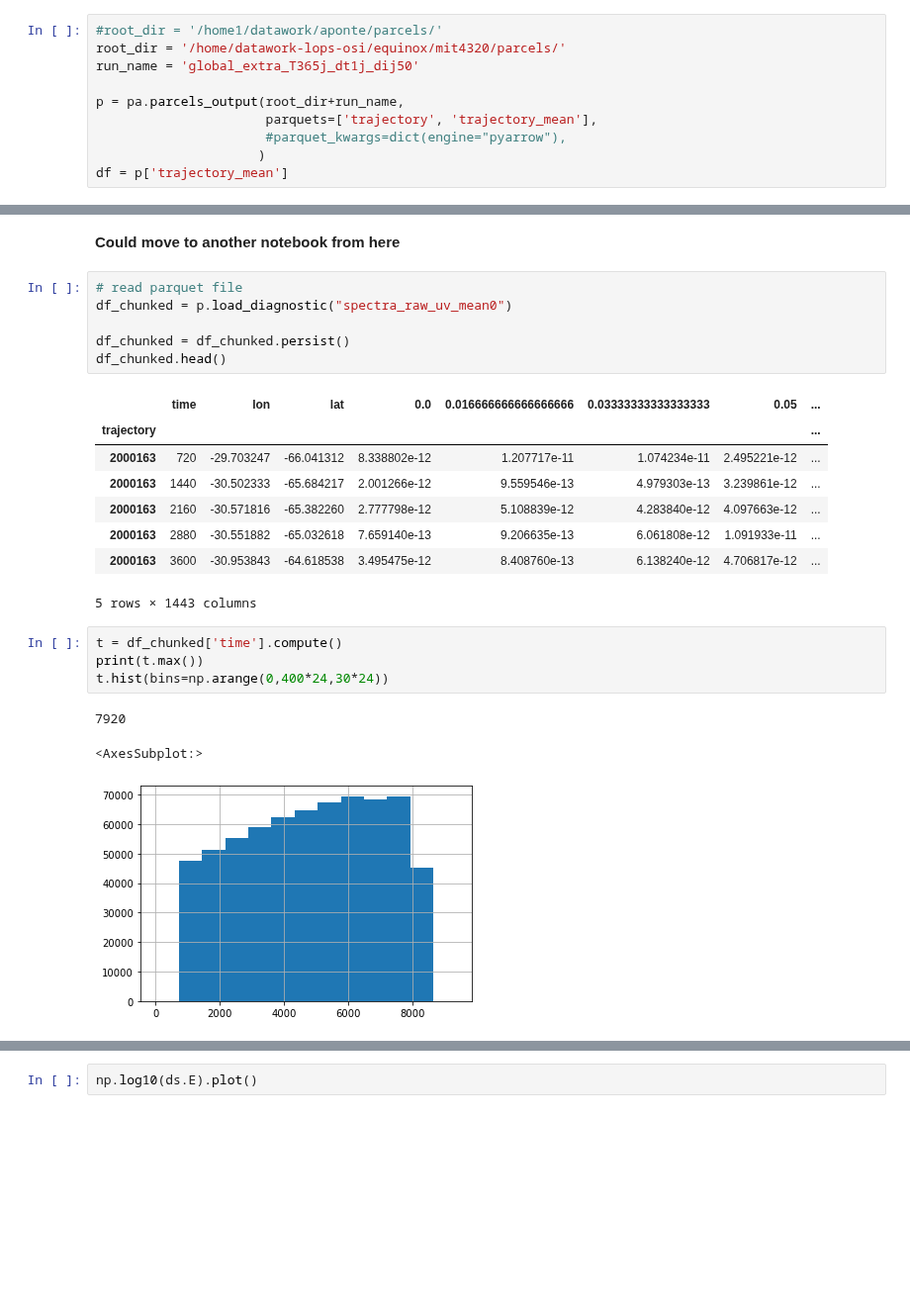
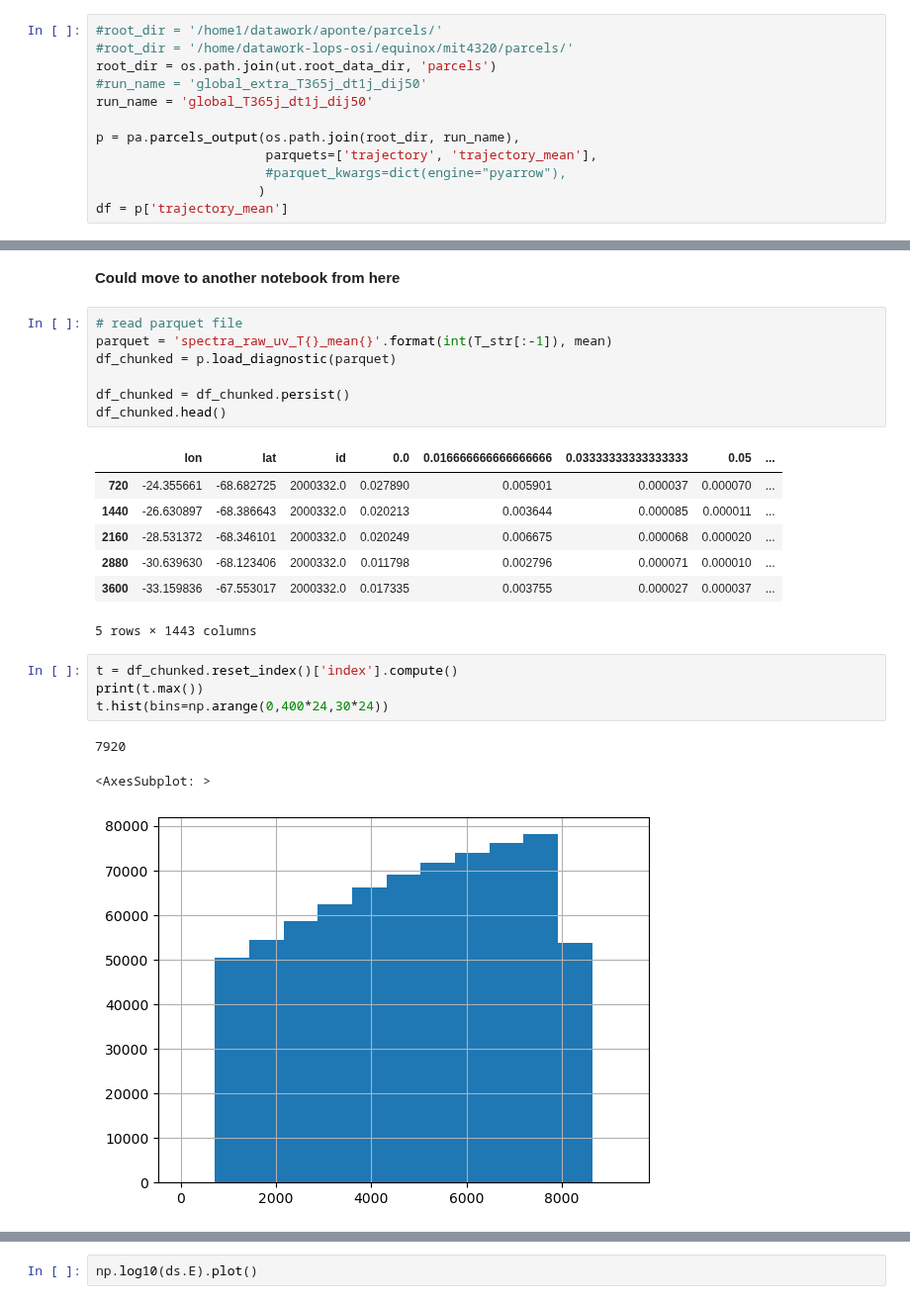
Before and after one commit to apatlpo/mit_equinox, a Jupyter notebook: parcels/spectra.ipynb, the cells around one changed output, grey strips where cells are left out. Shown at 99% size. Cells and saved outputs as stored; diff of their text form; blank space fills up the shorter version.

Commit message:
update after uplet work, lagrangian spectral update

```diff
--- a/parcels/spectra.ipynb
+++ b/parcels/spectra.ipynb
@@ -48,10 +63,12 @@ client
 ## load data
 # %%
 #root_dir = '/home1/datawork/aponte/parcels/'
-root_dir = '/home/datawork-lops-osi/equinox/mit4320/parcels/'
-run_name = 'global_extra_T365j_dt1j_dij50'
+#root_dir = '/home/datawork-lops-osi/equinox/mit4320/parcels/'
+root_dir = os.path.join(ut.root_data_dir, 'parcels')
+#run_name = 'global_extra_T365j_dt1j_dij50'
+run_name = 'global_T365j_dt1j_dij50'
 
-p = pa.parcels_output(root_dir+run_name,
+p = pa.parcels_output(os.path.join(root_dir, run_name),
                       parquets=['trajectory', 'trajectory_mean'],
                       #parquet_kwargs=dict(engine="pyarrow"),
                      )
@@ -339,27 +395,27 @@ create new archive: /home1/datawork/aponte/parcels/global_extra_T365j_dt1j_dij50
 **Could move to another notebook from here**
 # %%
 # read parquet file
-df_chunked = p.load_diagnostic("spectra_raw_uv_mean0")
+parquet = 'spectra_raw_uv_T{}_mean{}'.format(int(T_str[:-1]), mean)
+df_chunked = p.load_diagnostic(parquet)
 
 df_chunked = df_chunked.persist()
 df_chunked.head()
 # %% [output]
-|  | time | lon | lat | 0.0 | 0.016666666666666666 | 0.03333333333333333 | 0.05 | ... |
-| trajectory |  |  |  |  |  |  |  | ... |
-| 2000163 | 720 | -29.703247 | -66.041312 | 8.338802e-12 | 1.207717e-11 | 1.074234e-11 | 2.495221e-12 | ... |
-| 2000163 | 1440 | -30.502333 | -65.684217 | 2.001266e-12 | 9.559546e-13 | 4.979303e-13 | 3.239861e-12 | ... |
-| 2000163 | 2160 | -30.571816 | -65.382260 | 2.777798e-12 | 5.108839e-12 | 4.283840e-12 | 4.097663e-12 | ... |
-| 2000163 | 2880 | -30.551882 | -65.032618 | 7.659140e-13 | 9.206635e-13 | 6.061808e-12 | 1.091933e-11 | ... |
-| 2000163 | 3600 | -30.953843 | -64.618538 | 3.495475e-12 | 8.408760e-13 | 6.138240e-12 | 4.706817e-12 | ... |
+|  | lon | lat | id | 0.0 | 0.016666666666666666 | 0.03333333333333333 | 0.05 | ... |
+| 720 | -24.355661 | -68.682725 | 2000332.0 | 0.027890 | 0.005901 | 0.000037 | 0.000070 | ... |
+| 1440 | -26.630897 | -68.386643 | 2000332.0 | 0.020213 | 0.003644 | 0.000085 | 0.000011 | ... |
+| 2160 | -28.531372 | -68.346101 | 2000332.0 | 0.020249 | 0.006675 | 0.000068 | 0.000020 | ... |
+| 2880 | -30.639630 | -68.123406 | 2000332.0 | 0.011798 | 0.002796 | 0.000071 | 0.000010 | ... |
+| 3600 | -33.159836 | -67.553017 | 2000332.0 | 0.017335 | 0.003755 | 0.000027 | 0.000037 | ... |
 5 rows × 1443 columns
 # %%
-t = df_chunked['time'].compute()
+t = df_chunked.reset_index()['index'].compute()
 print(t.max())
 t.hist(bins=np.arange(0,400*24,30*24))
 # %% [output]
 7920
-<AxesSubplot:>
+<AxesSubplot: >
-[figure, old version]
+[figure, new version]
 # %%
 # bin geographically
 lat_bins = np.arange(-60, 60, 1.)
```
Also changed, not shown: parts of 11 cells of this notebook, 7 other files.
